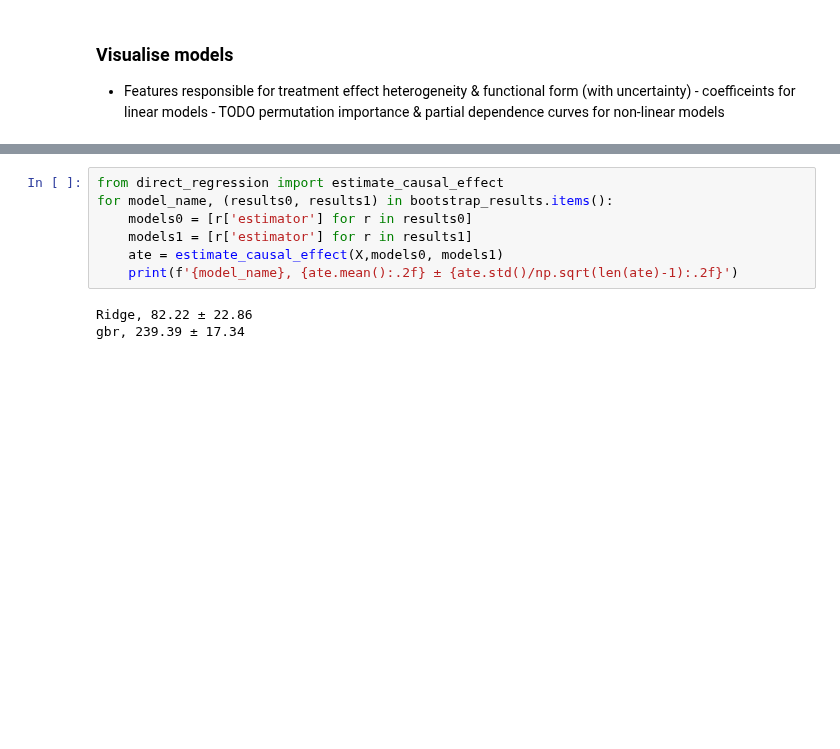
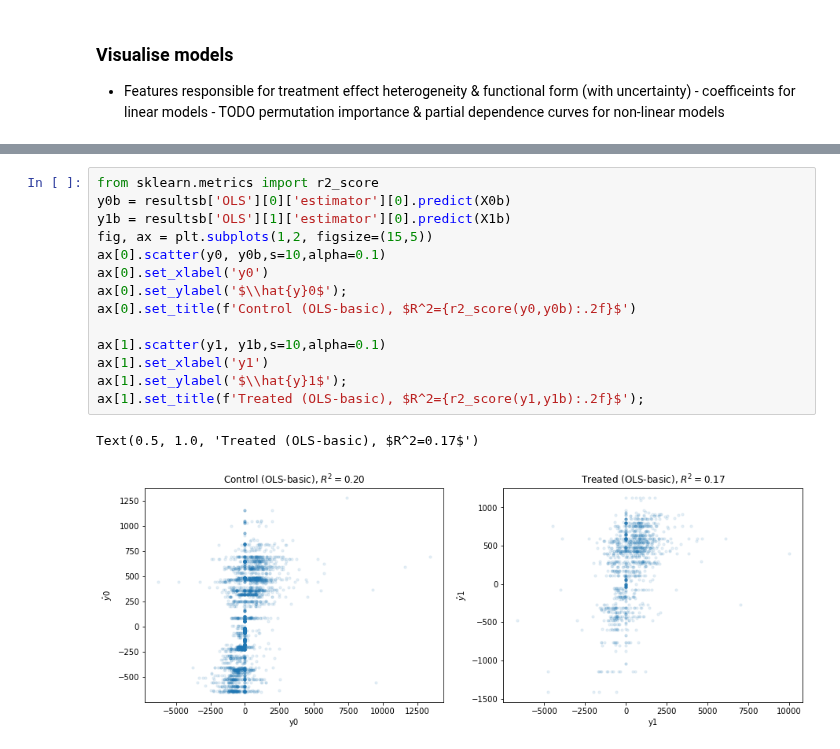
Before and after one commit to gradientinstitute/return2edu-paper, a Jupyter notebook: _build/html/_sources/Direct-Regression-All-Vars.ipynb, the cells around one changed output, grey strips where cells are left out. Cells and saved outputs as stored; diff of their text form; blank space fills up the shorter version.

```diff
--- a/_build/html/_sources/Direct-Regression-All-Vars.ipynb
+++ b/_build/html/_sources/Direct-Regression-All-Vars.ipynb
@@ -318,11 +295,18 @@ Caching results to: data/bootstrap-all.pkl
 # %%
-from direct_regression import estimate_causal_effect
-for model_name, (results0, results1) in bootstrap_results.items():
-    models0 = [r['estimator'] for r in results0]
-    models1 = [r['estimator'] for r in results1]
-    ate = estimate_causal_effect(X,models0, models1)
-    print(f'{model_name}, {ate.mean():.2f} ± {ate.std()/np.sqrt(len(ate)-1):.2f}')
+from sklearn.metrics import r2_score
+y0b = resultsb['OLS'][0]['estimator'][0].predict(X0b)
+y1b = resultsb['OLS'][1]['estimator'][0].predict(X1b)
+fig, ax = plt.subplots(1,2, figsize=(15,5))
+ax[0].scatter(y0, y0b,s=10,alpha=0.1)
+ax[0].set_xlabel('y0')
+ax[0].set_ylabel('$\\hat{y}0$');
+ax[0].set_title(f'Control (OLS-basic), $R^2={r2_score(y0,y0b):.2f}$')
+
+ax[1].scatter(y1, y1b,s=10,alpha=0.1)
+ax[1].set_xlabel('y1')
+ax[1].set_ylabel('$\\hat{y}1$');
+ax[1].set_title(f'Treated (OLS-basic), $R^2={r2_score(y1,y1b):.2f}$');
 # %% [output]
-Ridge, 82.22 ± 22.86
-gbr, 239.39 ± 17.34
+Text(0.5, 1.0, 'Treated (OLS-basic), $R^2=0.17$')
+[figure, added]
 # %% [markdown]
```
Also changed, not shown: parts of 16 cells of this notebook, 35 other files.
